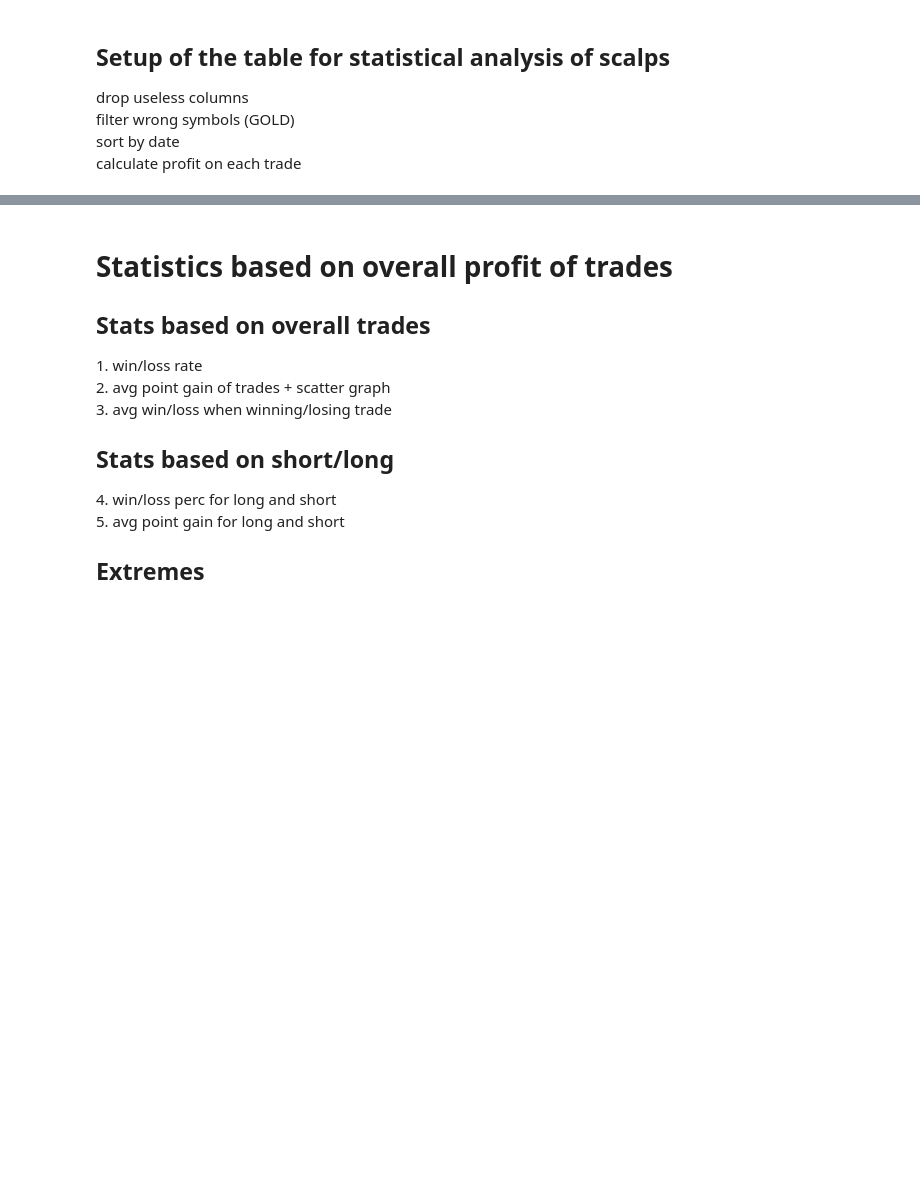
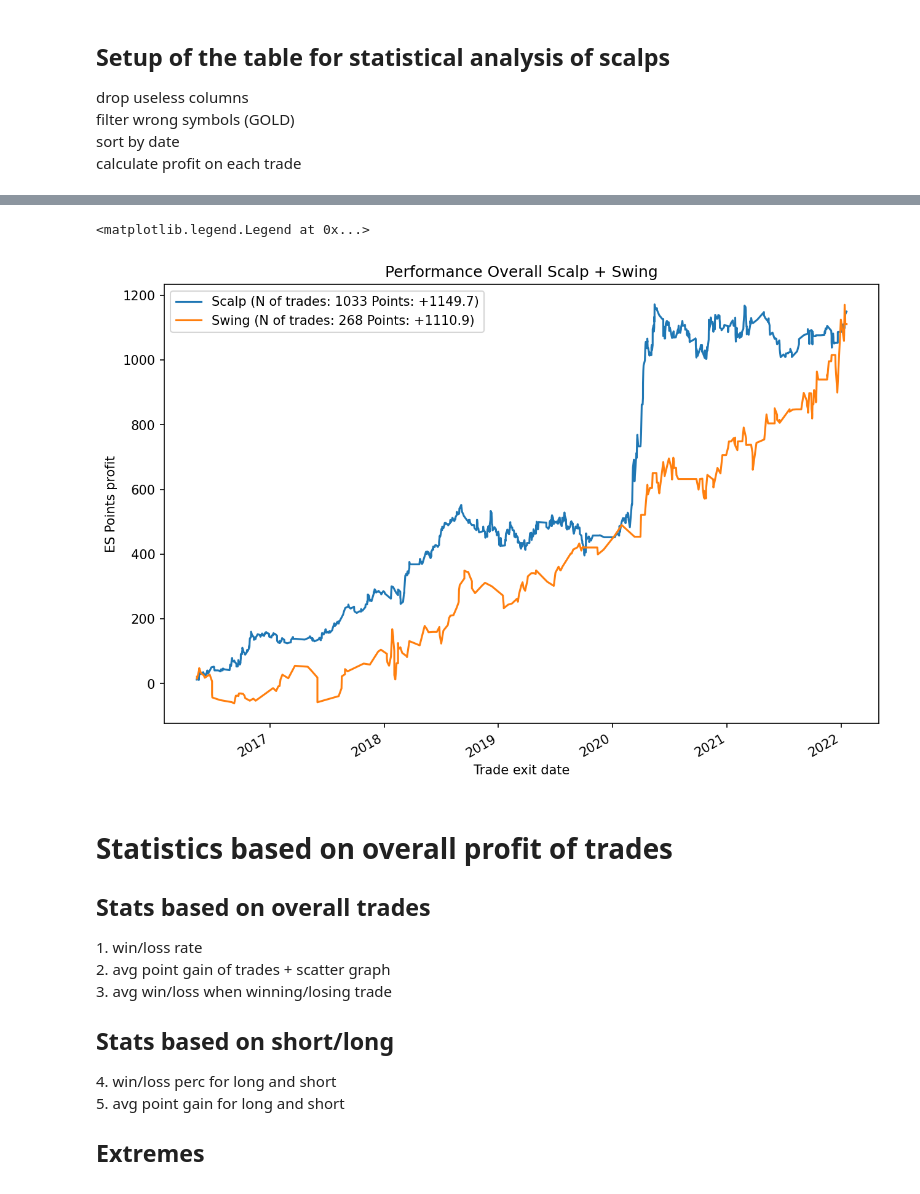
Before and after one commit to finance33/merged_trades_analysis, a Jupyter notebook: merged_trades.ipynb, the cells around one changed output, grey strips where cells are left out. Saved outputs shown, nothing was run; the diff lists cells and outputs as text; code cells hidden in the pictures; blank space fills up the shorter version.

```diff
--- a/merged_trades.ipynb
+++ b/merged_trades.ipynb
@@ -62,3 +97,17 @@ plt.legend()
+# %%
+# plotting of scalp + swing overall
+fig, ax = plt.subplots(figsize=(10, 7), dpi=150)
+if scalp:
+    df_scalp['profit_cumsum'].plot(ax=ax, label=f'Scalp (N of trades: {len(df_scalp)} Points: +{round(df_scalp["profit"].sum(), 1)})')
+if swing:
+    df_swing['profit_cumsum'].plot(ax=ax, label=f'Swing (N of trades: {len(df_swing)} Points: +{round(df_swing["profit"].sum(), 1)})')
+plt.xlabel('Trade exit date')
+plt.ylabel('ES Points profit')
+plt.title("Performance Overall Scalp + Swing")
+plt.legend()
+# %% [output]
+<matplotlib.legend.Legend at 0x...>
+[figure, added]
 # %% [markdown]
 <h1>Statistics based on overall profit of trades</h1>
 
```
Also changed, not shown: parts of 8 cells of this notebook.
